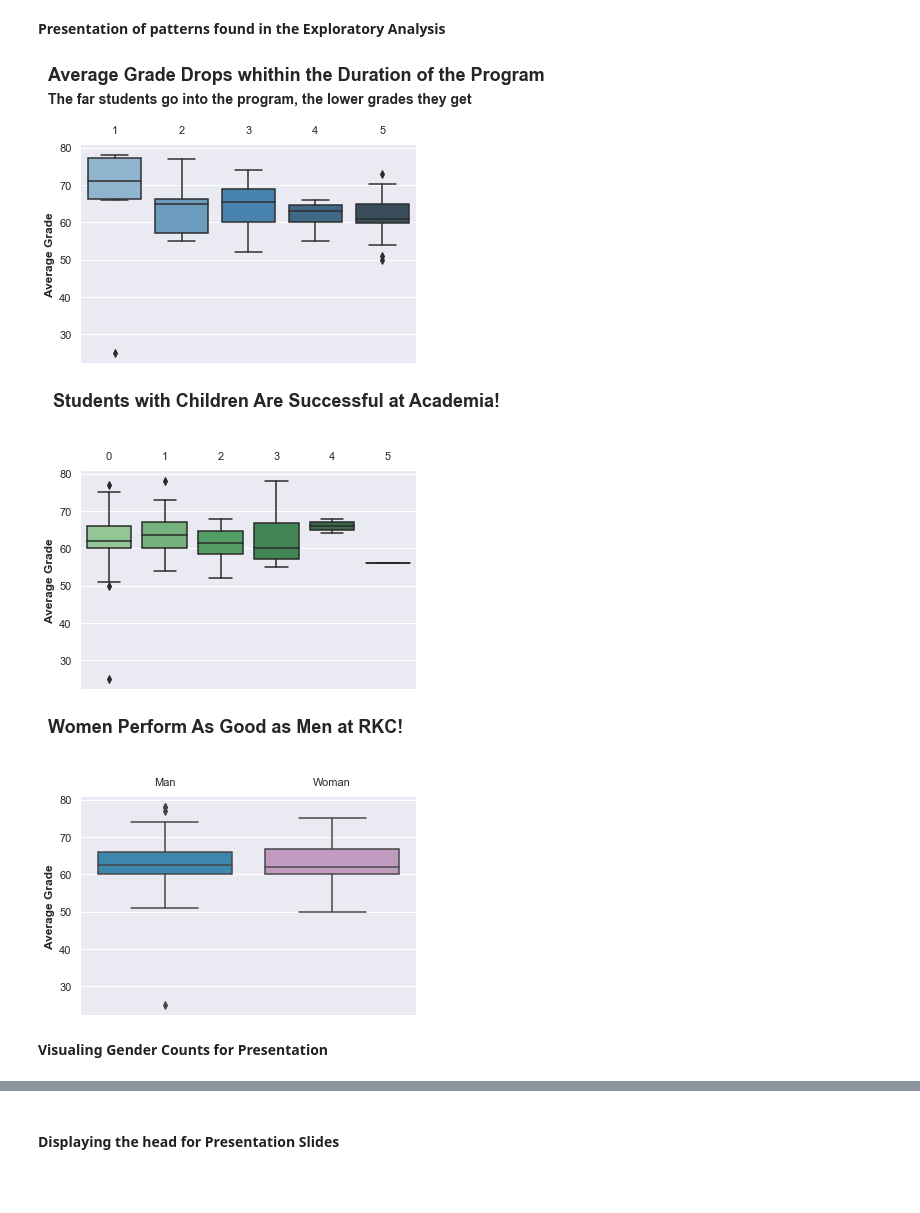
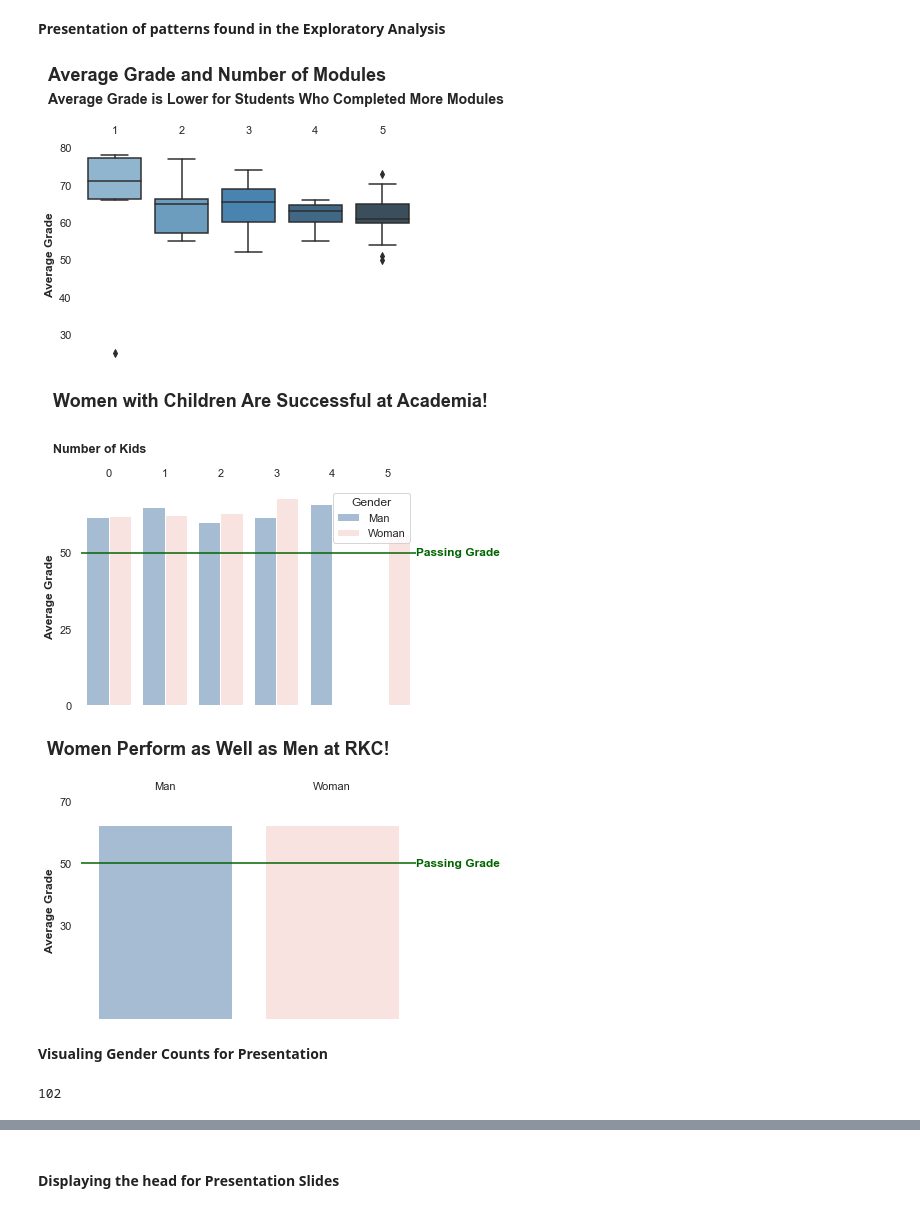
Before and after one commit to ofeliiaB/parental_status_vs_college_performance, a Jupyter notebook: Data_Analytics_Assignment.ipynb, the cells around one changed output, grey strips where cells are left out. Drawn from its saved outputs; the diff is of its cells as text; code cells hidden in the pictures; blank space fills up the shorter version.

Commit message:
improved visuals

```diff
--- a/Data_Analytics_Assignment.ipynb
+++ b/Data_Analytics_Assignment.ipynb
@@ -515,6 +453,7 @@ scatter_configs_cor = [
     ],
 ]
 # %%
+sns.set_style("whitegrid")
 for i in scatter_configs_cor:
     draw_scatter(*i)
 # %% [output]
@@ -783,47 +895,54 @@ interested_stats
 # %% [markdown]
 **Presentation of patterns found in the Exploratory Analysis**
 # %%
+sns.set_style("white")
 fig, ax = plt.subplots()
 sns.boxplot(
     ax=ax,
     data=file,
     y="Average_grade",
     x="Modules_num",
     palette="Blues_d",
 )
 ax.tick_params(bottom=False, left=False)
 plt.ylabel("Average Grade", size=12, weight="bold")
 plt.xlabel("")
 ax.text(
     x=-1,
     y=98,
-    s="Average Grade Drops whithin the Duration of the Program",
+    s="Average Grade and Number of Modules",
     size=18,
     weight="bold",
 )
 ax.text(
     x=-1,
     y=92,
-    s="The far students go into the program, the lower grades they get",
+    s="Average Grade is Lower for Students Who Completed More Modules",
     size=14,
     weight="bold",
 )
 ax.xaxis.tick_top()
 ax.tick_params(top=False, left=False)
 sns.despine(left=True, bottom=True)
 plt.show()
 # %% [output]
-[figure, old version]
+[figure, new version]
 # %%
 fig, ax = plt.subplots()
-sns.boxplot(ax=ax, data=file, y="Average_grade", x="Kids", palette="Greens_d")
+sns.barplot(ax=ax, data=file,
+            y="Average_grade",
+            x="Kids",
+            hue="Gender",
+            errwidth=0,
+            palette=dict({"Woman": "#fde0dd", "Man": "#9ebcda"}))
 ax.tick_params(bottom=False, left=False)
 plt.ylabel("Average Grade", size=12, weight="bold")
-plt.xlabel("")
+ax.set_xlabel("")
+ax.xaxis.set_label_position("top")
 ax.text(
     x=-1,
     y=98,
-    s="Students with Children Are Successful at Academia!",
+    s="Women with Children Are Successful at Academia!",
     size=18,
     weight="bold",
 )
@@ -834,28 +953,49 @@ ax.text(
     size=14,
     weight="bold",
 )
+ax.text(
+    x=5.5,
+    y=49,
+    s="Passing Grade",
+    size=12,
+    weight="bold",
+    c="darkgreen"
+)
+ax.text(
+    x=-1,
+    y=83,
+    s="Number of Kids",
+    size=12.5,
+    weight="bold",
+
+)
 ax.xaxis.tick_top()
+plt.yticks([0, 25, 50])
+plt.axhline(y = 50, color = 'darkgreen', linestyle = '-')
 ax.tick_params(top=False, left=False)
 sns.despine(left=True, bottom=True)
 plt.show()
 # %% [output]
-[figure, old version]
+[figure, new version]
 # %%
 fig, ax = plt.subplots()
-sns.boxplot(
+sns.barplot(
     ax=ax,
     data=file,
     y="Average_grade",
     x="Gender",
-    palette=dict({"Woman": "#c994c7", "Man": "#2b8cbe"}),
+    errwidth=0,
+    palette=dict({"Woman": "#fde0dd", "Man": "#9ebcda"})
 )
 ax.tick_params(bottom=False, left=False)
 plt.ylabel("Average Grade", size=12, weight="bold")
 plt.xlabel("")
+plt.axhline(y = 50, color = 'darkgreen', linestyle = '-')
+plt.xticks(size=15)
 ax.text(
     x=-0.7,
-    y=98,
-    s="Women Perform As Good as Men at RKC!",
+    y=85,
+    s="Women Perform as Well as Men at RKC!",
     size=18,
     weight="bold",
 )
@@ -866,14 +1006,27 @@ ax.text(
     size=14,
     weight="bold",
 )
+ax.text(
+    x=1.5,
+    y=49,
+    s="Passing Grade",
+    size=12,
+    weight="bold",
+    c="darkgreen"
+)
+plt.yticks([30,50, 70])
 ax.xaxis.tick_top()
 ax.tick_params(top=False, left=False)
 sns.despine(left=True, bottom=True)
 plt.show()
 # %% [output]
-[figure, old version]
+[figure, new version]
 # %% [markdown]
 **Visualing Gender Counts for Presentation**
+# %%
+file.shape[0]
+# %% [output]
+102
 # %%
 gender_counts = file["Gender"].value_counts()
 
```
Also changed, not shown: parts of 30 cells of this notebook.
